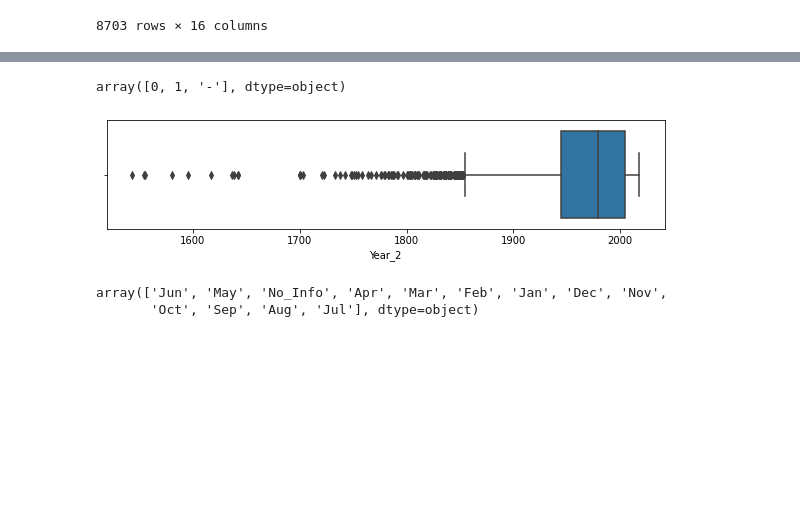
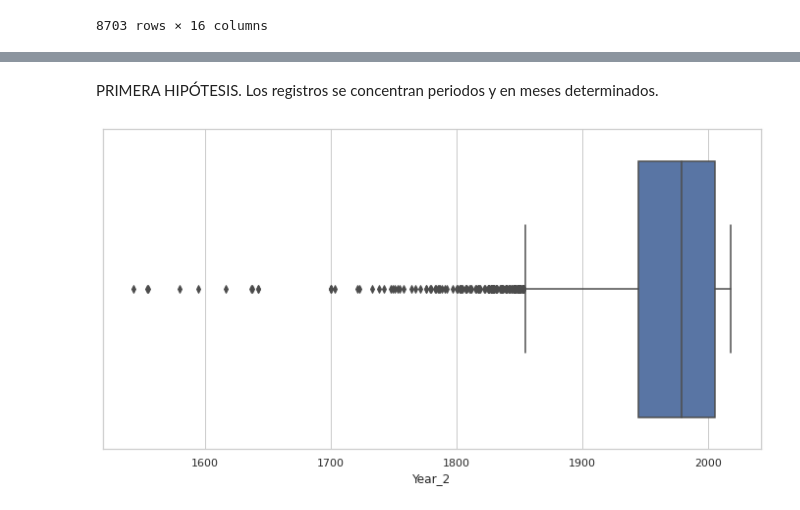
Before and after one commit to IsabelGarcia11/data-cleaning-pandas, a Jupyter notebook: Yourcode/Vis-pandas.ipynb, the cells around one changed output, grey strips where cells are left out. Cells and saved outputs as stored; diff of their text form; code cells hidden in the pictures; blank space fills up the shorter version.

```diff
--- a/Yourcode/Vis-pandas.ipynb
+++ b/Yourcode/Vis-pandas.ipynb
@@ -6,4 +4,10 @@ import seaborn as sns
 import matplotlib.pyplot as plt
 import pandas as pd
 import re
+# %%
+%matplotlib inline
+%config Inlinebackend.figure_format= 'retina'
+sns.set_context("poster")
+sns.set(rc={"figure.figsize": (12.,6.)})
+sns.set_style("whitegrid")
 # %%
@@ -57,4 +35,0 @@ Visual["Fatality"]=Fatal
-# %%
-Visual["Fatality"].unique() #compruebo que ahora únicamente hay valores (0,1,"-")
-# %% [output]
-array([0, 1, '-'], dtype=object)
@@ -63 +36,3 @@ serie=list(Visual["Year_2"].replace("-",np.nan))
+# %% [markdown]
+PRIMERA HIPÓTESIS. Los registros se concentran periodos y en meses determinados.
 # %%
@@ -69,10 +45,10 @@ Visual["Year_2"]=cambio
 # %%
+#Vemos que los ataques se concentran a partir del año 1950 aprox.
 from matplotlib import rcParams
-#Vemos que los ataques se concentran a partir de 1950 aprox.
 sns.boxplot(x="Year_2", data=Visual)
-rcParams['figure.figsize'] = 12,4;
+rcParams['figure.figsize'] = 12,6;
 # %% [output]
-[figure, old version]
+[figure, new version]
 # %%
 #Limpiamos la matriz para ver si los meses influyen en la cantidad de ataques
 # %%
@@ -104,11 +80,6 @@ def Meses2(x):
         return 12
     else:
         return "No_Info"
-# %%
-Visual["Months"].unique()
-# %% [output]
-array(['Jun', 'May', 'No_Info', 'Apr', 'Mar', 'Feb', 'Jan', 'Dec', 'Nov',
-       'Oct', 'Sep', 'Aug', 'Jul'], dtype=object)
 # %%
 MESES=list(Visual["Months"])
 # %%
```
Also changed, not shown: parts of 63 cells of this notebook, 12 other files.
